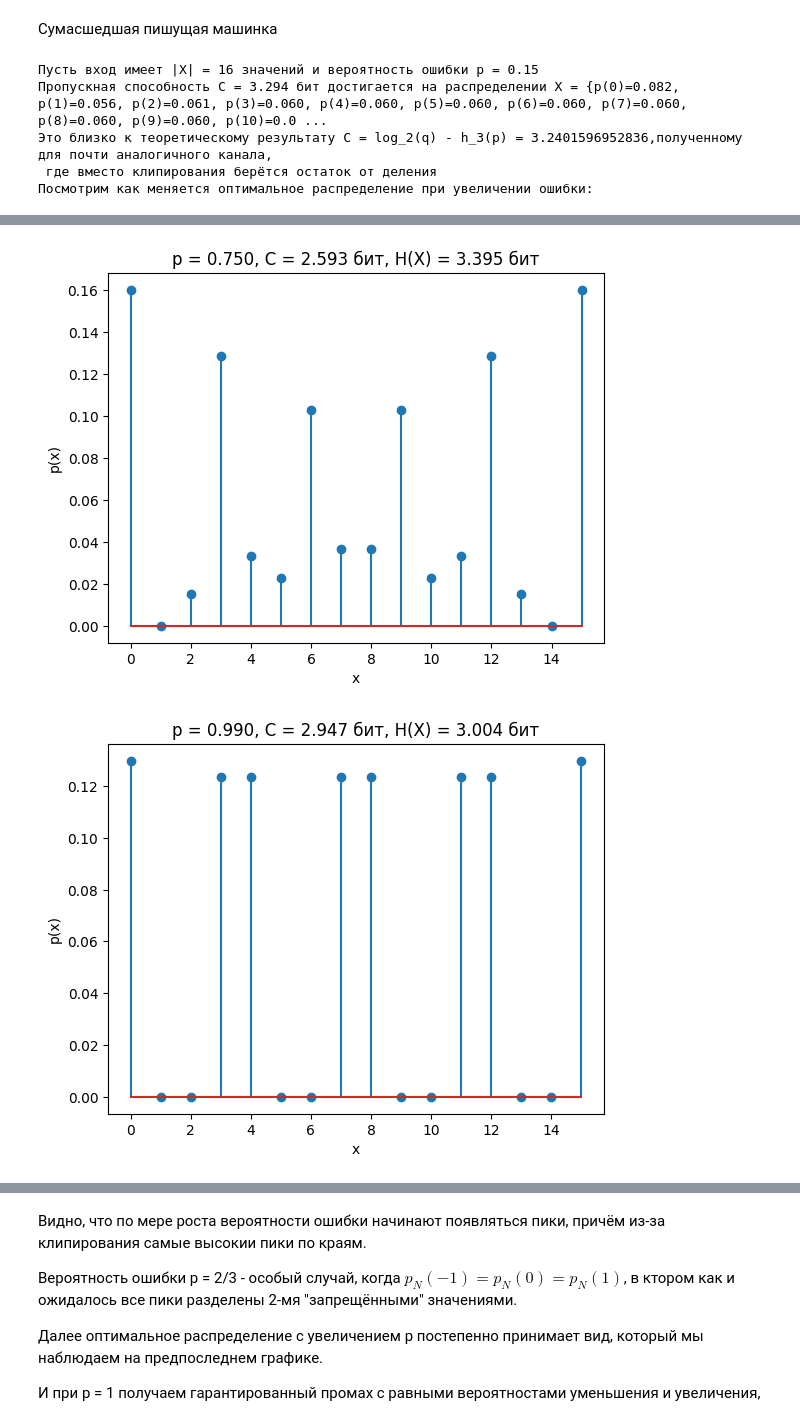
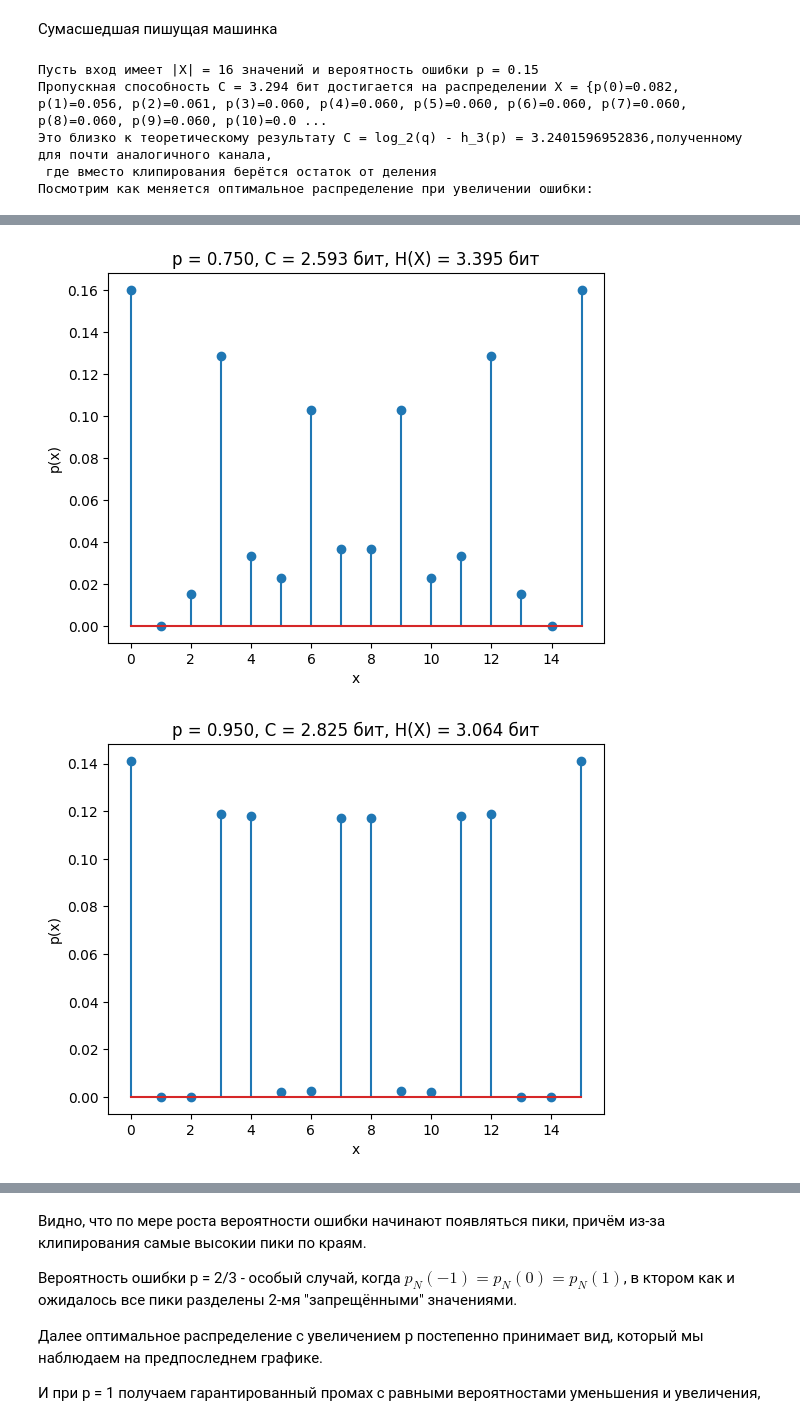
Before and after one commit to VoyakaGOD/information_theory, a Jupyter notebook: capacity_of_discrete_channels.ipynb, the cells around one changed output, grey strips where cells are left out. Saved outputs shown, nothing was run; the diff lists cells and outputs as text; code cells hidden in the pictures.

```diff
--- a/capacity_of_discrete_channels.ipynb
+++ b/capacity_of_discrete_channels.ipynb
@@ -322,34 +322,34 @@ class NoisyChannel(Channel):
 # %%
 class TypewriterChannel(NoisyChannel):
     def __init__(self, q : int, p : float):
         super().__init__(q, Distribution(np.array([p/2, 1-p, p/2])), [-1, 0, 1])
         self.p = p
 
 channel = TypewriterChannel(16, 0.15)
 print(f"Пусть вход имеет |X| = {channel.q} значений и вероятность ошибки p = {channel.p}")
 X_opt = do_channel_analysis_second_part(channel)
 print(f"Это близко к теоретическому результату C = log_2(q) - h_3(p) = {math.log2(channel.q) - hq(3, channel.p)}," \
       "полученному для почти аналогичного канала, \n где вместо клипирования берётся остаток от деления")
 print("Посмотрим как меняется оптимальное распределение при увеличении ошибки:")
-for p in [0.25, 0.5, 2/3, 0.75, 0.99, 1]:
+for p in [0.25, 0.5, 2/3, 0.75, 0.95, 1]:
     channel = TypewriterChannel(16, p)
     C, X_opt = channel.get_C()
     plt.xlabel("x")
     plt.ylabel("p(x)")
     plt.title(f"p = {channel.p:.3f}, C = {C:.3f} бит, H(X) = {H(X_opt):.3f} бит")
     plt.stem([n for n in range(channel.q)], X_opt.p)
     plt.show()
 # %% [output]
 Пусть вход имеет |X| = 16 значений и вероятность ошибки p = 0.15
 Пропускная способность C = 3.294 бит достигается на распределении X = {p(0)=0.082, p(1)=0.056, p(2)=0.061, p(3)=0.060, p(4)=0.060, p(5)=0.060, p(6)=0.060, p(7)=0.060, p(8)=0.060, p(9)=0.060, p(10)=0.0 ...
 Это близко к теоретическому результату C = log_2(q) - h_3(p) = 3.2401596952836,полученному для почти аналогичного канала,
  где вместо клипирования берётся остаток от деления
 Посмотрим как меняется оптимальное распределение при увеличении ошибки:
 [figure]
 [figure]
 [figure]
 [figure]
-[figure, old version]
+[figure, new version]
 [figure]
 # %% [markdown]
 Видно, что по мере роста вероятности ошибки начинают появляться пики, причём из-за клипирования самые высокии пики по краям.
```
Also changed, not shown: parts of 3 cells of this notebook.
